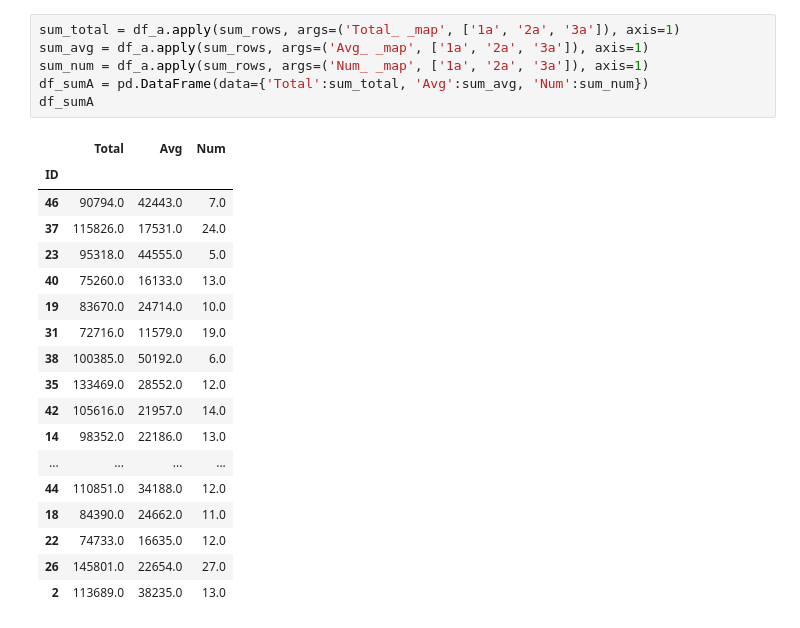
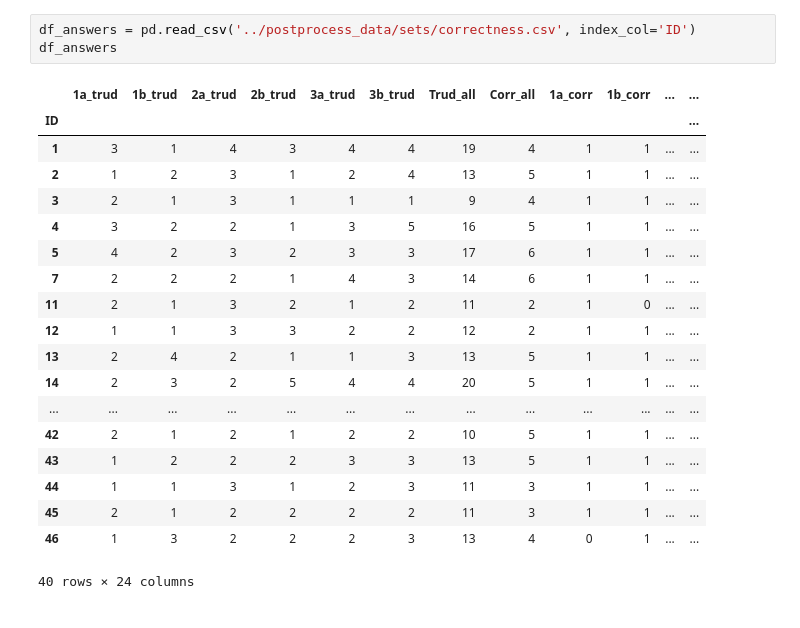
Before and after one commit to MartaSolarz/Master_thesis, a Jupyter notebook: statistical_tests/10_poprawnosc_pewnosc_vs_wizyty.ipynb, the cells around one changed output. Drawn from its saved outputs; the diff is of its cells as text.

```diff
--- a/statistical_tests/10_poprawnosc_pewnosc_vs_wizyty.ipynb
+++ b/statistical_tests/10_poprawnosc_pewnosc_vs_wizyty.ipynb
@@ -38,26 +26,24 @@ df_a
-# %%
-sum_total = df_a.apply(sum_rows, args=('Total_ _map', ['1a', '2a', '3a']), axis=1)
-sum_avg = df_a.apply(sum_rows, args=('Avg_ _map', ['1a', '2a', '3a']), axis=1)
-sum_num = df_a.apply(sum_rows, args=('Num_ _map', ['1a', '2a', '3a']), axis=1)
-df_sumA = pd.DataFrame(data={'Total':sum_total, 'Avg':sum_avg, 'Num':sum_num})
-df_sumA
-# %% [output]
-|  | Total | Avg | Num |
-| ID |  |  |  |
-| 46 | 90794.0 | 42443.0 | 7.0 |
-| 37 | 115826.0 | 17531.0 | 24.0 |
-| 23 | 95318.0 | 44555.0 | 5.0 |
-| 40 | 75260.0 | 16133.0 | 13.0 |
-| 19 | 83670.0 | 24714.0 | 10.0 |
-| 31 | 72716.0 | 11579.0 | 19.0 |
-| 38 | 100385.0 | 50192.0 | 6.0 |
-| 35 | 133469.0 | 28552.0 | 12.0 |
-| 42 | 105616.0 | 21957.0 | 14.0 |
-| 14 | 98352.0 | 22186.0 | 13.0 |
-| ... | ... | ... | ... |
-| 44 | 110851.0 | 34188.0 | 12.0 |
-| 18 | 84390.0 | 24662.0 | 11.0 |
-| 22 | 74733.0 | 16635.0 | 12.0 |
-| 26 | 145801.0 | 22654.0 | 27.0 |
-| 2 | 113689.0 | 38235.0 | 13.0 |
+# %%
+df_answers = pd.read_csv('../postprocess_data/sets/correctness.csv', index_col='ID')
+df_answers
+# %% [output]
+|  | 1a_trud | 1b_trud | 2a_trud | 2b_trud | 3a_trud | 3b_trud | Trud_all | Corr_all | 1a_corr | 1b_corr | ... | ... |
+| ID |  |  |  |  |  |  |  |  |  |  |  | ... |
+| 1 | 3 | 1 | 4 | 3 | 4 | 4 | 19 | 4 | 1 | 1 | ... | ... |
+| 2 | 1 | 2 | 3 | 1 | 2 | 4 | 13 | 5 | 1 | 1 | ... | ... |
+| 3 | 2 | 1 | 3 | 1 | 1 | 1 | 9 | 4 | 1 | 1 | ... | ... |
+| 4 | 3 | 2 | 2 | 1 | 3 | 5 | 16 | 5 | 1 | 1 | ... | ... |
+| 5 | 4 | 2 | 3 | 2 | 3 | 3 | 17 | 6 | 1 | 1 | ... | ... |
+| 7 | 2 | 2 | 2 | 1 | 4 | 3 | 14 | 6 | 1 | 1 | ... | ... |
+| 11 | 2 | 1 | 3 | 2 | 1 | 2 | 11 | 2 | 1 | 0 | ... | ... |
+| 12 | 1 | 1 | 3 | 3 | 2 | 2 | 12 | 2 | 1 | 1 | ... | ... |
+| 13 | 2 | 4 | 2 | 1 | 1 | 3 | 13 | 5 | 1 | 1 | ... | ... |
+| 14 | 2 | 3 | 2 | 5 | 4 | 4 | 20 | 5 | 1 | 1 | ... | ... |
+| ... | ... | ... | ... | ... | ... | ... | ... | ... | ... | ... | ... | ... |
+| 42 | 2 | 1 | 2 | 1 | 2 | 2 | 10 | 5 | 1 | 1 | ... | ... |
+| 43 | 1 | 2 | 2 | 2 | 3 | 3 | 13 | 5 | 1 | 1 | ... | ... |
+| 44 | 1 | 1 | 3 | 1 | 2 | 3 | 11 | 3 | 1 | 1 | ... | ... |
+| 45 | 2 | 1 | 2 | 2 | 2 | 2 | 11 | 3 | 1 | 1 | ... | ... |
+| 46 | 1 | 3 | 2 | 2 | 2 | 3 | 13 | 4 | 0 | 1 | ... | ... |
+40 rows × 24 columns
 # %%
```
Also changed, not shown: parts of 29 cells of this notebook, 3 other files.
